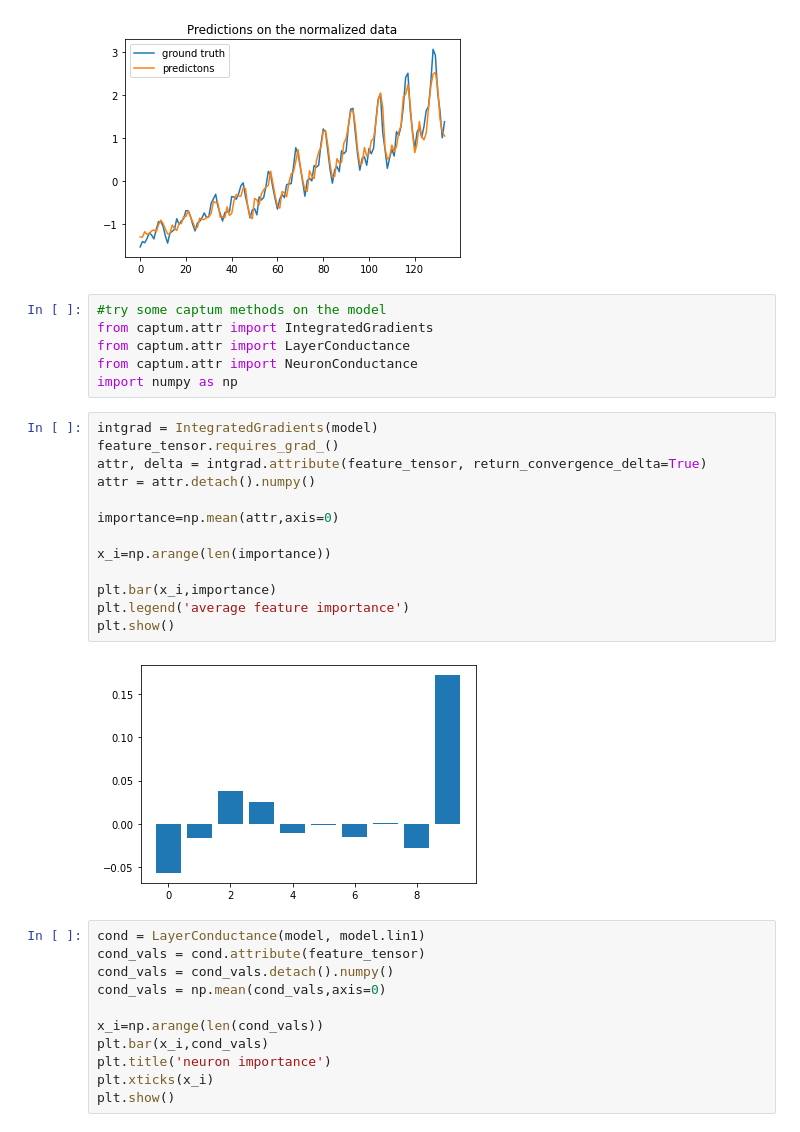
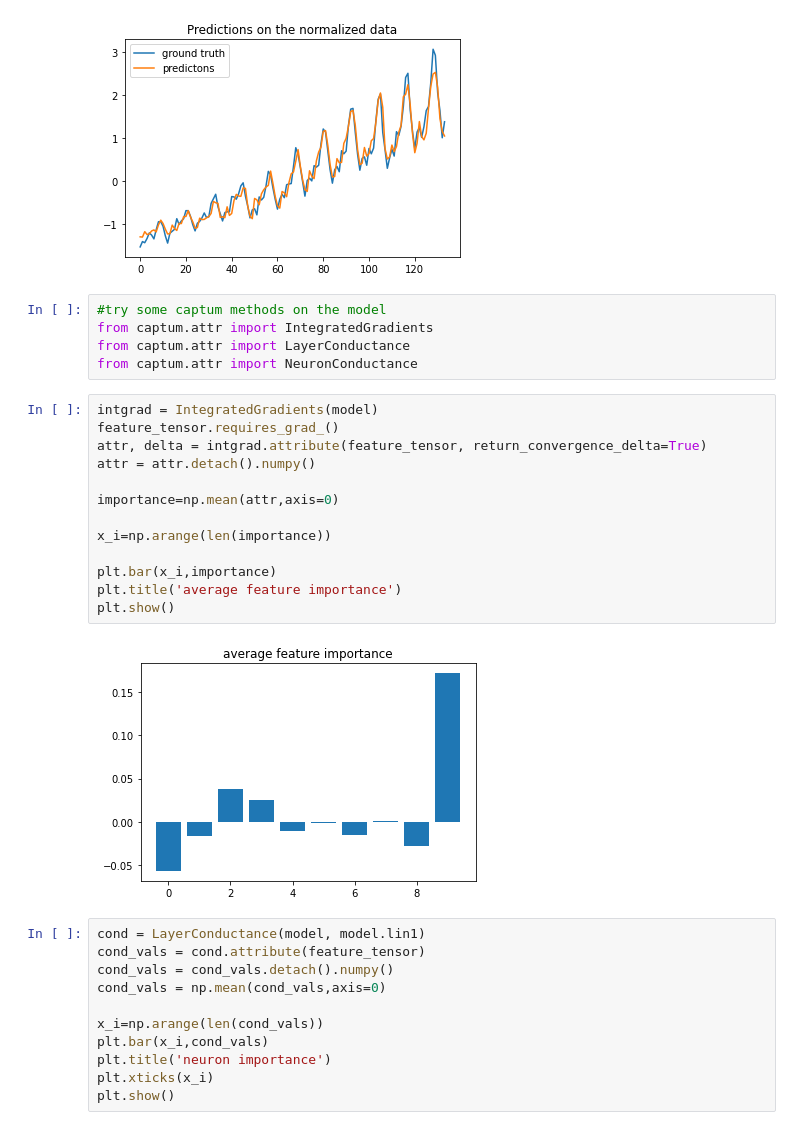
Before and after one commit to le-rosseburg/SanityChecks, a Jupyter notebook: notebooks/captum_on_timeseries.ipynb, the cells around one changed output. Saved outputs shown, nothing was run; the diff lists cells and outputs as text.

```diff
--- a/notebooks/captum_on_timeseries.ipynb
+++ b/notebooks/captum_on_timeseries.ipynb
@@ -137,22 +168,21 @@ plt.show()
 from captum.attr import IntegratedGradients
 from captum.attr import LayerConductance
 from captum.attr import NeuronConductance
-import numpy as np
 # %%
 intgrad = IntegratedGradients(model)
 feature_tensor.requires_grad_()
 attr, delta = intgrad.attribute(feature_tensor, return_convergence_delta=True)
 attr = attr.detach().numpy()
 
 importance=np.mean(attr,axis=0)
 
 x_i=np.arange(len(importance))
 
 plt.bar(x_i,importance)
-plt.legend('average feature importance')
+plt.title('average feature importance')
 plt.show()
 # %% [output]
-[figure, old version]
+[figure, new version]
 # %%
 cond = LayerConductance(model, model.lin1)
 cond_vals = cond.attribute(feature_tensor)
```
Also changed, not shown: parts of 17 cells of this notebook, 5 other files.
